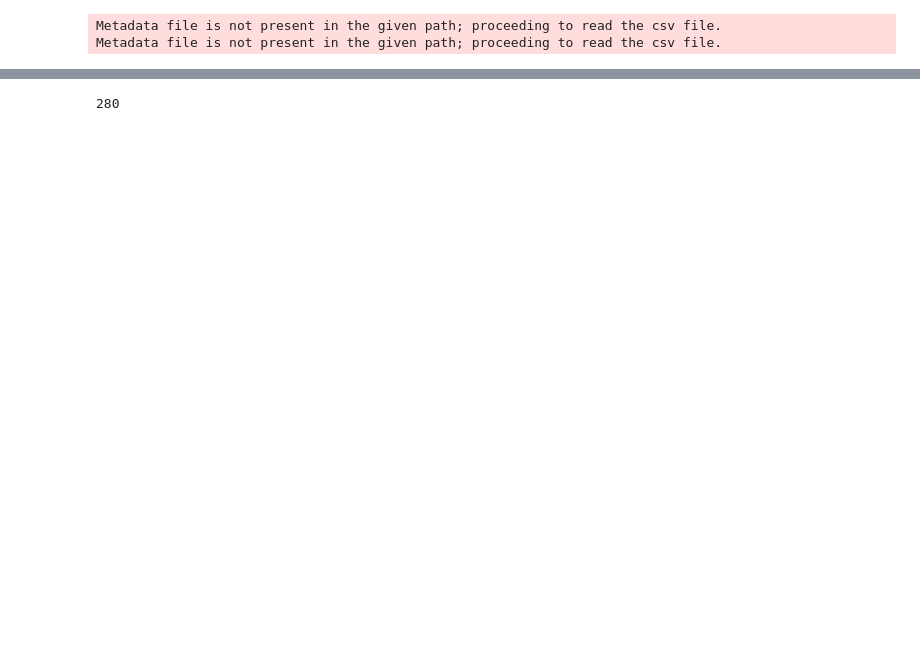
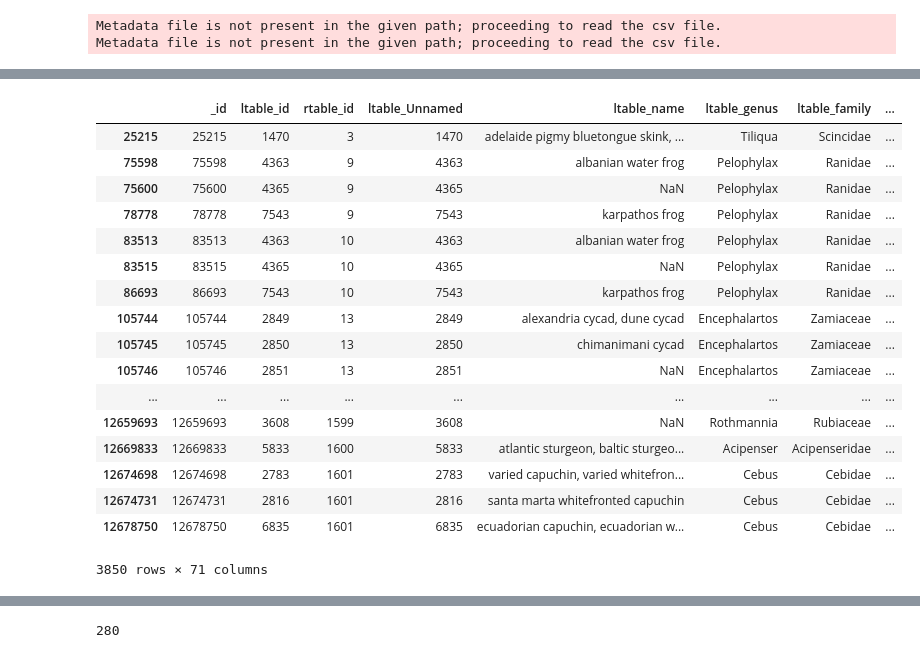
Before and after one commit to andrewedstrom/cs638project, a Jupyter notebook: blocking/Blocking_need_more_tuples.ipynb, the cells around one changed output, grey strips where cells are left out. Saved outputs shown, nothing was run; the diff lists cells and outputs as text; code cells hidden in the pictures; blank space fills up the shorter version.

```diff
--- a/blocking/Blocking_need_more_tuples.ipynb
+++ b/blocking/Blocking_need_more_tuples.ipynb
@@ -87,6 +87,27 @@ Index(['_id', 'ltable_id', 'rtable_id', 'ltable_Unnamed: 0', 'ltable_name',
        'block_block_lev_sim', 'block_block_jar', 'block_block_jwn',
        'block_block_exm', 'block_block_jac_qgm_3_qgm_3', 'rtable_block'],
       dtype='object')
+# %%
+result
+# %% [output]
+|  | _id | ltable_id | rtable_id | ltable_Unnamed | ltable_name | ltable_genus | ltable_family | ... |
+| 25215 | 25215 | 1470 | 3 | 1470 | adelaide pigmy bluetongue skink, ... | Tiliqua | Scincidae | ... |
+| 75598 | 75598 | 4363 | 9 | 4363 | albanian water frog | Pelophylax | Ranidae | ... |
+| 75600 | 75600 | 4365 | 9 | 4365 | NaN | Pelophylax | Ranidae | ... |
+| 78778 | 78778 | 7543 | 9 | 7543 | karpathos frog | Pelophylax | Ranidae | ... |
+| 83513 | 83513 | 4363 | 10 | 4363 | albanian water frog | Pelophylax | Ranidae | ... |
+| 83515 | 83515 | 4365 | 10 | 4365 | NaN | Pelophylax | Ranidae | ... |
+| 86693 | 86693 | 7543 | 10 | 7543 | karpathos frog | Pelophylax | Ranidae | ... |
+| 105744 | 105744 | 2849 | 13 | 2849 | alexandria cycad, dune cycad | Encephalartos | Zamiaceae | ... |
+| 105745 | 105745 | 2850 | 13 | 2850 | chimanimani cycad | Encephalartos | Zamiaceae | ... |
+| 105746 | 105746 | 2851 | 13 | 2851 | NaN | Encephalartos | Zamiaceae | ... |
+| ... | ... | ... | ... | ... | ... | ... | ... | ... |
+| 12659693 | 12659693 | 3608 | 1599 | 3608 | NaN | Rothmannia | Rubiaceae | ... |
+| 12669833 | 12669833 | 5833 | 1600 | 5833 | atlantic sturgeon, baltic sturgeo... | Acipenser | Acipenseridae | ... |
+| 12674698 | 12674698 | 2783 | 1601 | 2783 | varied capuchin, varied whitefron... | Cebus | Cebidae | ... |
+| 12674731 | 12674731 | 2816 | 1601 | 2816 | santa marta whitefronted capuchin | Cebus | Cebidae | ... |
+| 12678750 | 12678750 | 6835 | 1601 | 6835 | ecuadorian capuchin, ecuadorian w... | Cebus | Cebidae | ... |
+3850 rows × 71 columns
 # %%
 label = em.split_train_test(C1, train_proportion=0.1039)
 gold = label['train']
```
Also changed, not shown: parts of 13 cells of this notebook, 10 other files.
